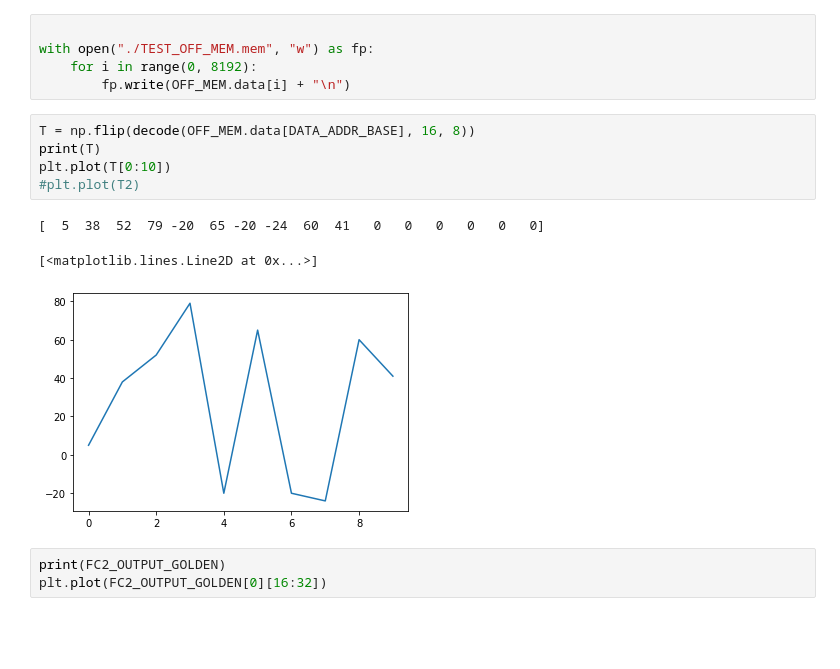
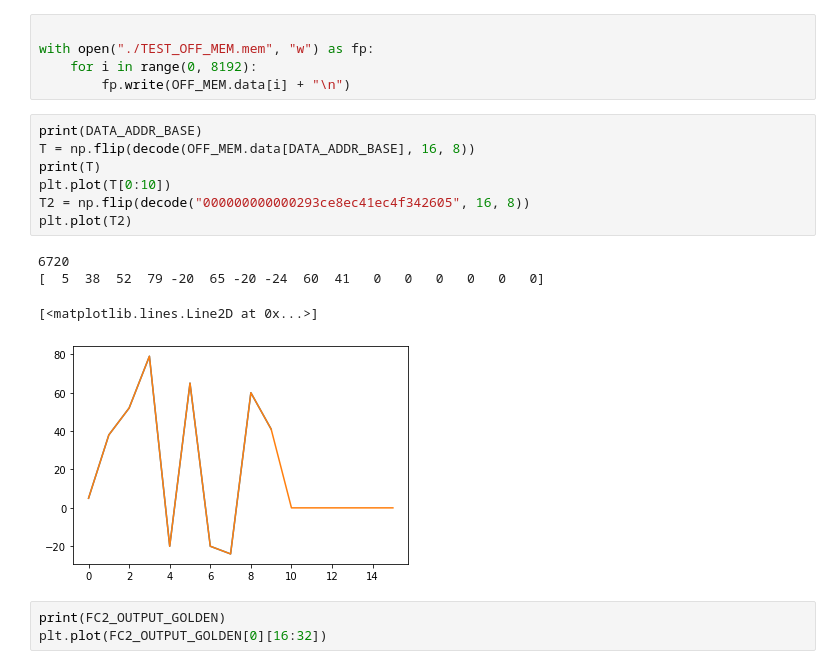
Before and after one commit to SweetWeeds/Simple_TPU, a Jupyter notebook: sim_1/new/python_tb/compiler_tb.ipynb, the cells around one changed output. Saved outputs shown, nothing was run; the diff lists cells and outputs as text; blank space fills up the shorter version.

```diff
--- a/sim_1/new/python_tb/compiler_tb.ipynb
+++ b/sim_1/new/python_tb/compiler_tb.ipynb
@@ -334,14 +334,17 @@ with open("./TEST_OFF_MEM.mem", "w") as fp:
     for i in range(0, 8192):
         fp.write(OFF_MEM.data[i] + "\n")
 # %%
+print(DATA_ADDR_BASE)
 T = np.flip(decode(OFF_MEM.data[DATA_ADDR_BASE], 16, 8))
 print(T)
 plt.plot(T[0:10])
-#plt.plot(T2)
+T2 = np.flip(decode("000000000000293ce8ec41ec4f342605", 16, 8))
+plt.plot(T2)
 # %% [output]
+6720
 [  5  38  52  79 -20  65 -20 -24  60  41   0   0   0   0   0   0]
 [<matplotlib.lines.Line2D at 0x...>]
-[figure, old version]
+[figure, new version]
 # %%
 print(FC2_OUTPUT_GOLDEN)
 plt.plot(FC2_OUTPUT_GOLDEN[0][16:32])
```
Also changed, not shown: 2 other files.
